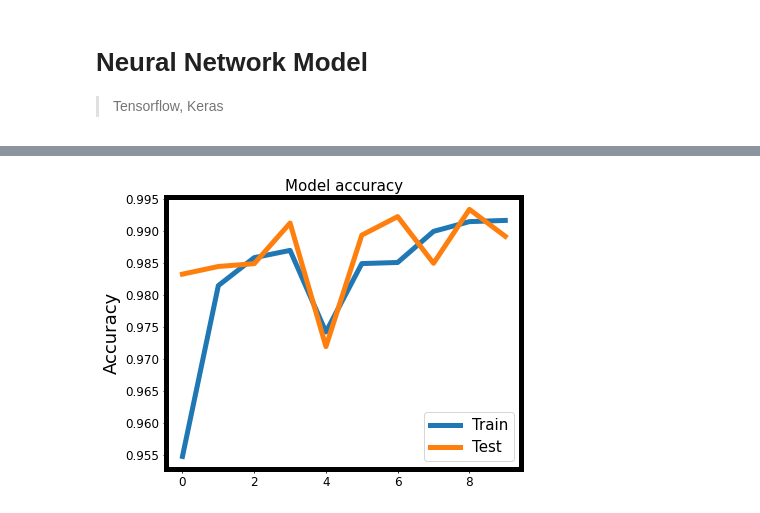
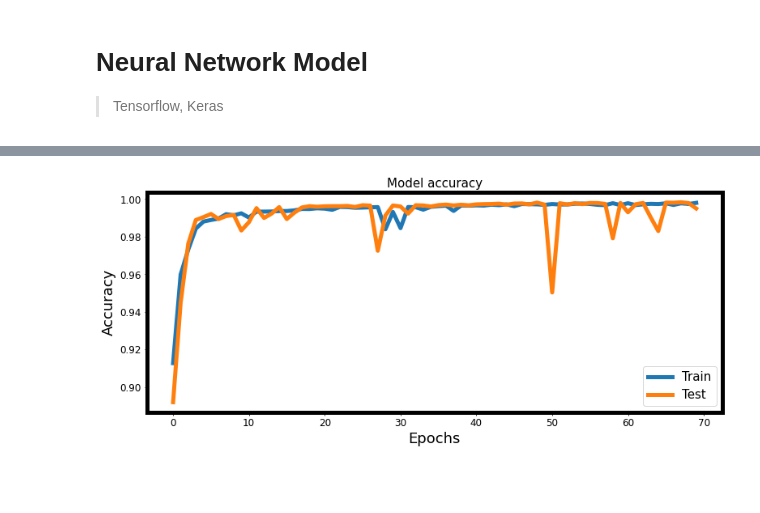
Before and after one commit to Amirosein/AGB-stars-ML-project, a Jupyter notebook: Milestone3/AGB_Project_3.ipynb, the cells around one changed output, grey strips where cells are left out. Cells and saved outputs as stored; diff of their text form; code cells hidden in the pictures; blank space fills up the shorter version.

```diff
--- a/Milestone3/AGB_Project_3.ipynb
+++ b/Milestone3/AGB_Project_3.ipynb
@@ -131,7 +131,7 @@ x_train, x_test, y_train, y_test = train_test_split(X_standard, Y, test_size=0.2
 from tensorflow import keras as ks
 
 model = ks.models.Sequential()
-model.add( ks.layers.Dense(10, activation=ks.activations.tanh, input_dim=22))
+model.add( ks.layers.Dense(10, activation=ks.activations.relu , input_dim=22))
 model.add( ks.layers.Dense(20, activation=ks.activations.tanh ))
 model.add( ks.layers.Dense(5, activation=ks.activations.softmax))
 
@@ -153,9 +153,9 @@ Non-trainable params: 0
 _________________________________________________________________
 # %%
 model.compile( loss=ks.losses.categorical_crossentropy  ,
-              optimizer = ks.optimizers.SGD(learning_rate=1) ,
+              optimizer = ks.optimizers.SGD(learning_rate=0.3) ,
               metrics = ks.metrics.categorical_accuracy )
 # %%
 %%time
-history = model.fit(x_train, y_train, batch_size = 100, epochs=10,validation_data=(x_test, y_test))
+history = model.fit(x_train, y_train, batch_size = 400, epochs=70,validation_data=(x_test, y_test))
 # %% [output]
@@ -179,9 +179,9 @@ Wall time: 9.49 s
 # %%
-fig = plt.figure(figsize=(14,5))
-ax = fig.add_subplot(1,2,1, title = 'Model accuracy', ylabel= 'Accuracy')
+fig = plt.figure(figsize=(28,5))
+ax = fig.add_subplot(1,2,1, title = 'Model accuracy', ylabel= 'Accuracy', xlabel= 'Epochs')
 plt.plot(history.history['categorical_accuracy'])
 plt.plot(history.history['val_categorical_accuracy'])
 plt.legend(['Train', 'Test'], loc='best')
 plt.show()
 # %% [output]
-[figure, old version]
+[figure, new version]
```
Also changed, not shown: parts of 4 cells of this notebook.
